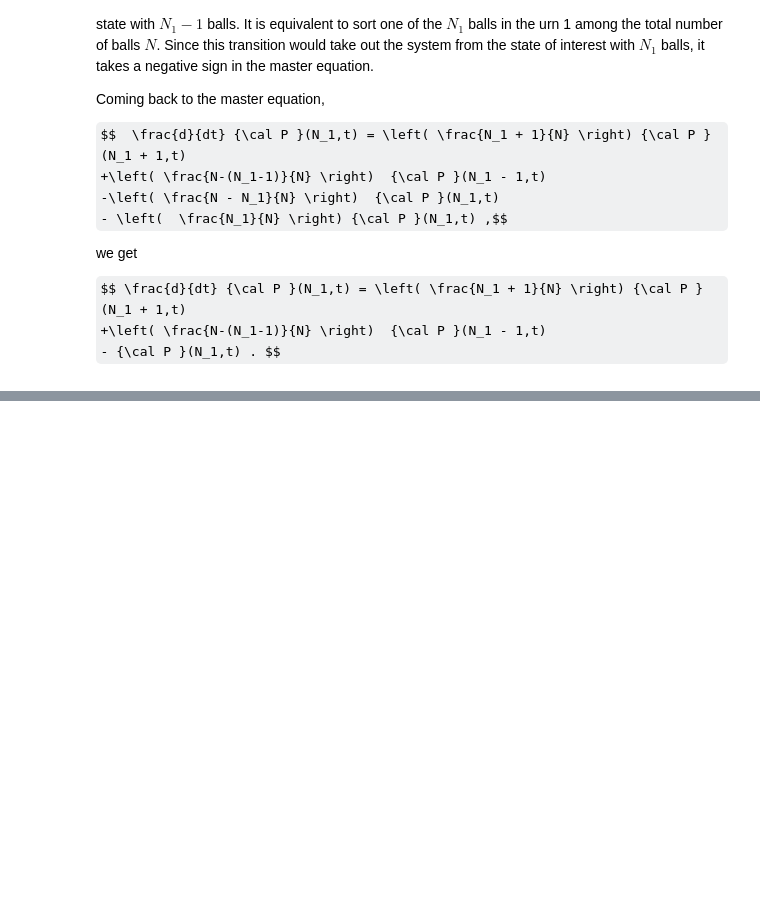
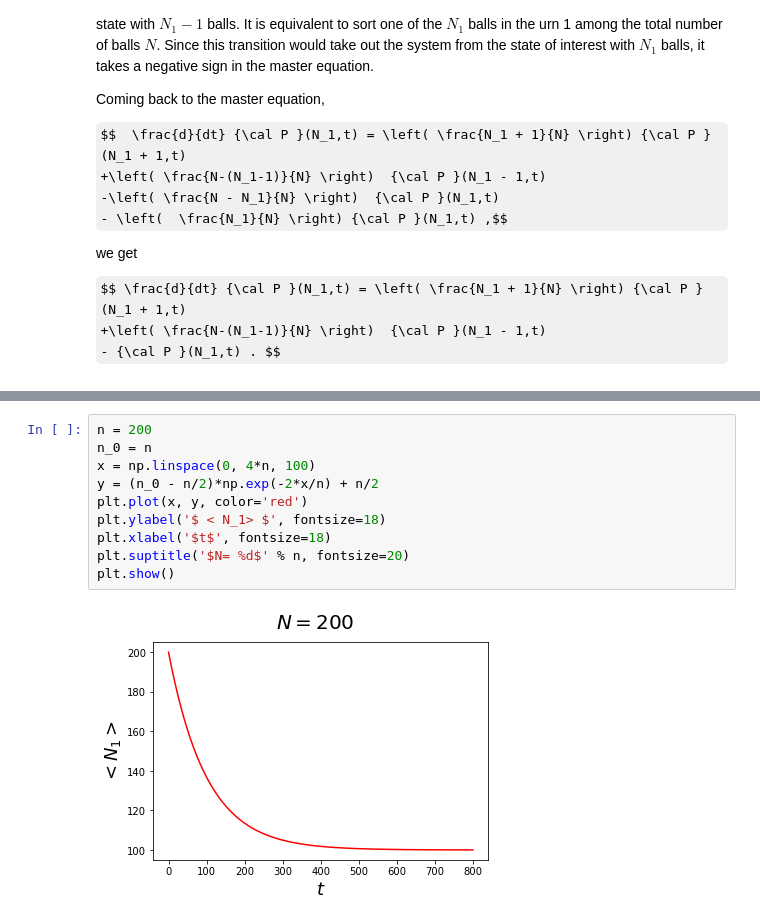
Before and after one commit to rodsveiga/statistical-mechanics, a Jupyter notebook: ehrenfest_urn_model.ipynb, the cells around one changed output, grey strips where cells are left out. Saved outputs shown, nothing was run; the diff lists cells and outputs as text; some formulas as TeX source; blank space fills up the shorter version.

```diff
--- a/ehrenfest_urn_model.ipynb
+++ b/ehrenfest_urn_model.ipynb
@@ -219,0 +320,12 @@ $$ {\cal P }(N_1) = \frac{1}{2^N} \frac{N!}{N_1 ! (N - N_1)!} .$$
+# %%
+n = 200
+n_0 = n
+x = np.linspace(0, 4*n, 100)
+y = (n_0 - n/2)*np.exp(-2*x/n) + n/2
+plt.plot(x, y, color='red')
+plt.ylabel('$ < N_1> $', fontsize=18)
+plt.xlabel('$t$', fontsize=18)
+plt.suptitle('$N= %d$' % n, fontsize=20)
+plt.show()
+# %% [output]
+[figure, added]
```
Also changed, not shown: parts of 5 cells of this notebook.
